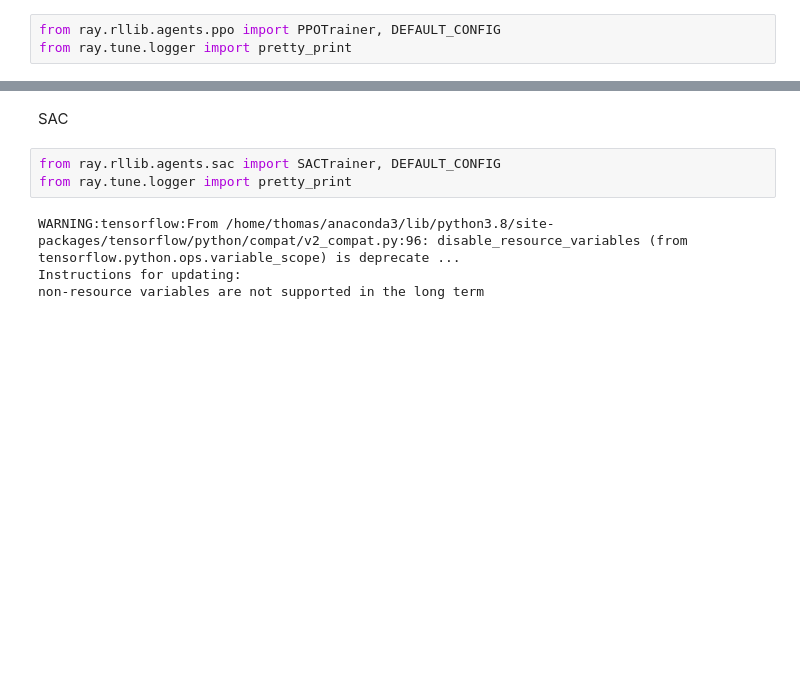
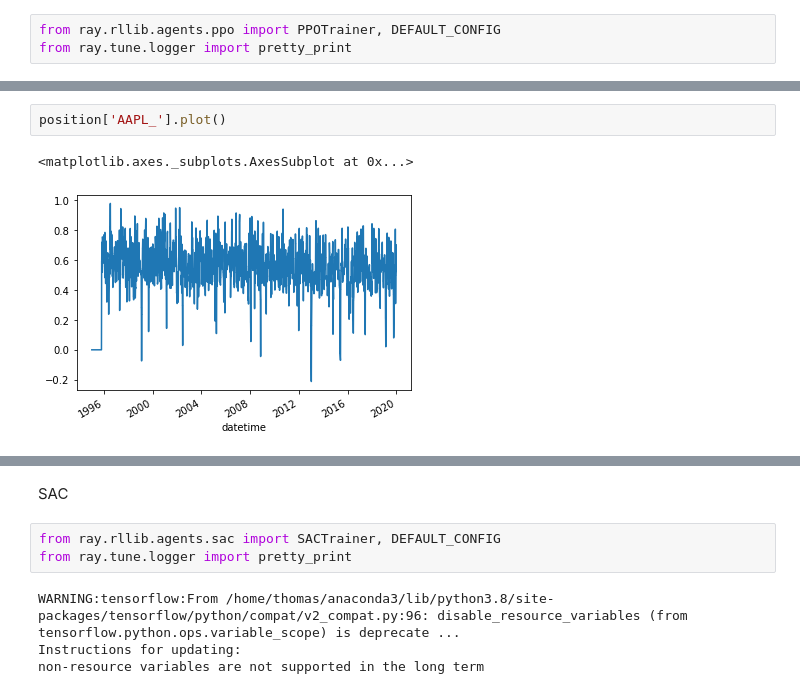
Before and after one commit to algotradingsoc/reinforcement_learning, a Jupyter notebook: Thomas/Validate RL models.ipynb, the cells around one changed output, grey strips where cells are left out. Saved outputs shown, nothing was run; the diff lists cells and outputs as text; blank space fills up the shorter version.

```diff
--- a/Thomas/Validate RL models.ipynb
+++ b/Thomas/Validate RL models.ipynb
@@ -260,0 +275,5 @@ position['TLT'].rolling(50).mean().plot()
+# %%
+position['AAPL_'].plot()
+# %% [output]
+<matplotlib.axes._subplots.AxesSubplot at 0x...>
+[figure, added]
```
Also changed, not shown: parts of 13 cells of this notebook, 4 other files.
